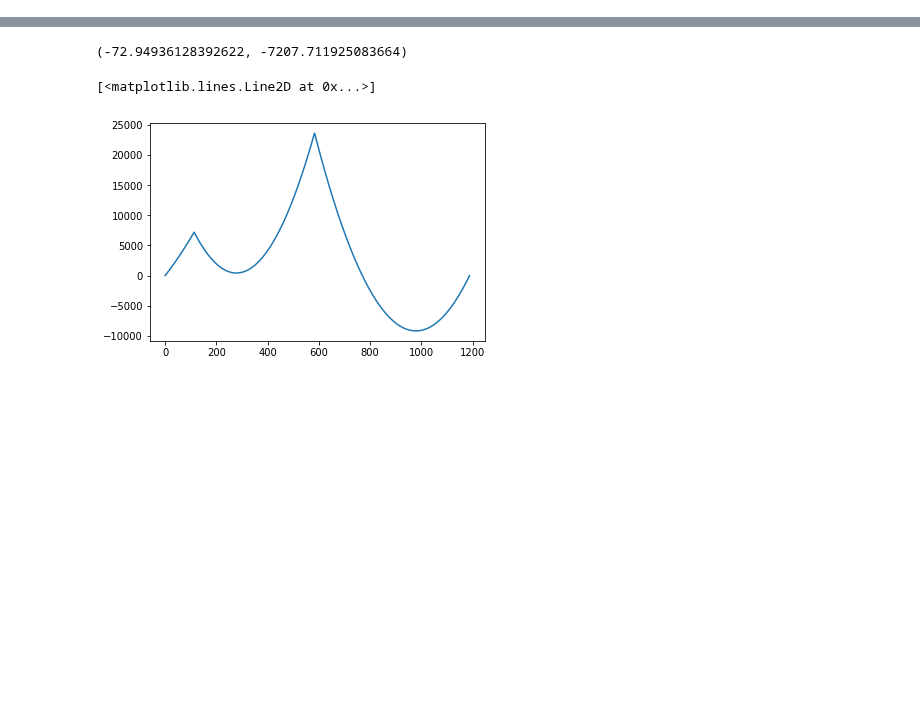
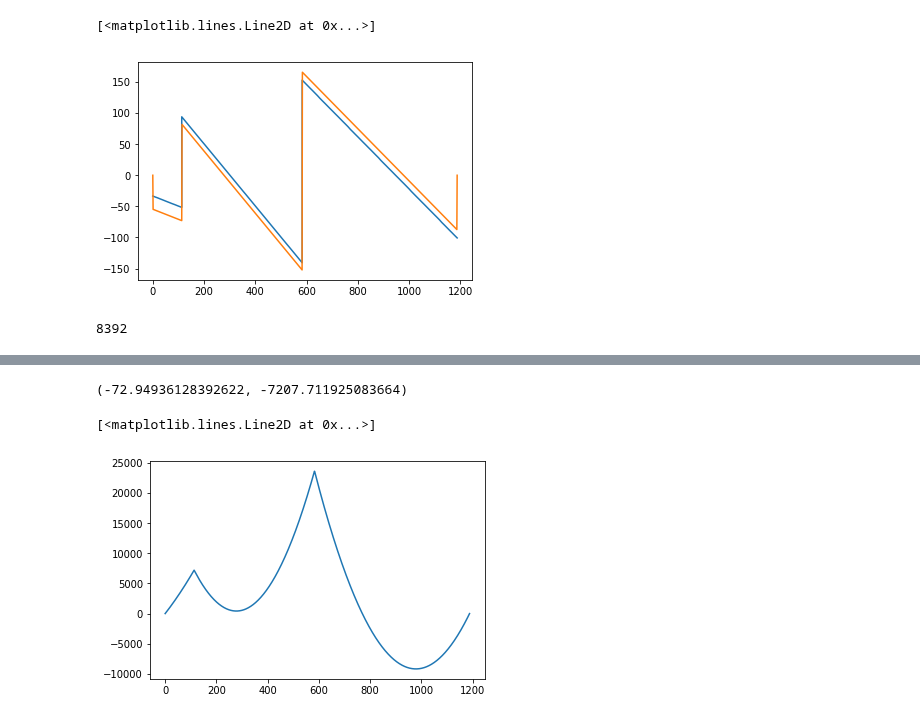
Before and after one commit to luisggc/FConcrete, a Jupyter notebook: jupyter/Hiper.ipynb, the cells around one changed output, grey strips where cells are left out. Cells and saved outputs as stored; diff of their text form; code cells hidden in the pictures; blank space fills up the shorter version.

Commit message:
Diagrams imported from ftool for test

```diff
--- a/jupyter/Hiper.ipynb
+++ b/jupyter/Hiper.ipynb
@@ -13,8 +14,8 @@ material = Concrete(fck=30, aggressiveness=3)
 section = Rectangle(10,100, material)
 
 f1 = Load.UniformDistributedLoad(-16.22/100, x_begin=0, x_end=113)
-f2 = Load.UniformDistributedLoad(-49.94/100, x_begin=113, x_end=113+470)
-f3 = Load.UniformDistributedLoad(-41.96/100, x_begin=113+470, x_end=113+470+605)
+f2 = Load.UniformDistributedLoad(-49.94/100, x_begin=113, x_end=583)
+f3 = Load.UniformDistributedLoad(-41.96/100, x_begin=113+470, x_end=1188)
 
 n1 = Node.SimpleSupport(x=0)
 n2 = Node.SimpleSupport(x=113)
@@ -32,0 +50,10 @@ beam = ConcreteBeam(
+# %%
+x_ftool, shear_diagram_v47 = np.loadtxt(r"../tests/structural/shear_diagram_v47.txt").T
+x_ftool = x_ftool*100
+
+for index, x in enumerate(x_ftool):
+    fconcrete_shear = beam.getInternalShearStrength(x)
+    ftool_shear = shear_diagram_v47[index]
+    if fconcrete_shear != 0:
+        diff = ftool_shear/fconcrete_shear
+        print(diff)
@@ -32,0 +78,12 @@ beam = ConcreteBeam(
+# %%
+plt.plot(x_ftool, shear_diagram_v47)
+x, momentum = beam.getShearDiagram()
+plt.plot(x, momentum)
+# %% [output]
+[<matplotlib.lines.Line2D at 0x...>]
+[figure, added]
+# %%
+x_array, momentum_diagram_1 = np.loadtxt(r"../tests/structural/momentum_diagram_1.txt").T
+#x, momentum_diagram_1 = np.loadtxt(r"../tests/structural/momentum_diagram_1.txt").T
+# %% [output]
+8392
```
Also changed, not shown: parts of 5 cells of this notebook, 7 other files.
